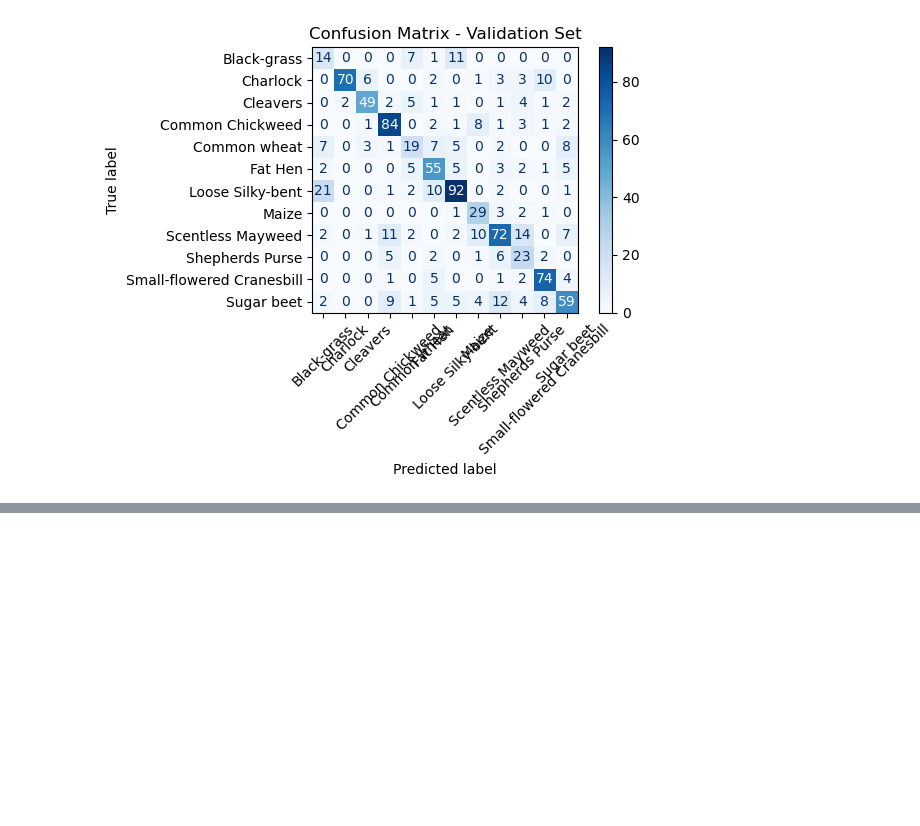
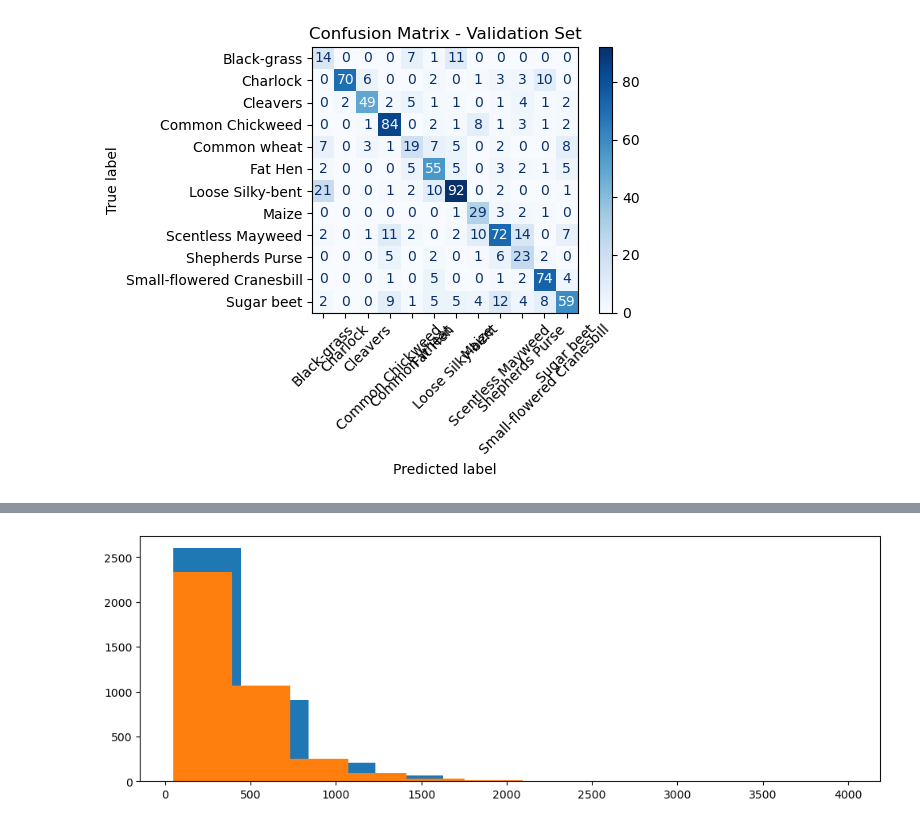
Before and after one commit to midiakhalilzade/plant-seedlings-classification-cnn, a Jupyter notebook: plant-seedlings-classification.ipynb, the cells around one changed output, grey strips where cells are left out. Cells and saved outputs as stored; diff of their text form; code cells hidden in the pictures; blank space fills up the shorter version.

```diff
--- a/plant-seedlings-classification.ipynb
+++ b/plant-seedlings-classification.ipynb
@@ -293,0 +323,11 @@ plt.show()
+# %%
+fnames = glob.glob(f'{trn_dir}/*/*.png')
+sizes = [Image.open(f).size for f in fnames]
+hs, ws = list(zip(*sizes))
+
+plt.figure(figsize=(12, 4))
+plt.hist(hs)
+plt.hist(ws);
+plt.show()
+# %% [output]
+[figure, added]
```
Also changed, not shown: parts of 8 cells of this notebook.
